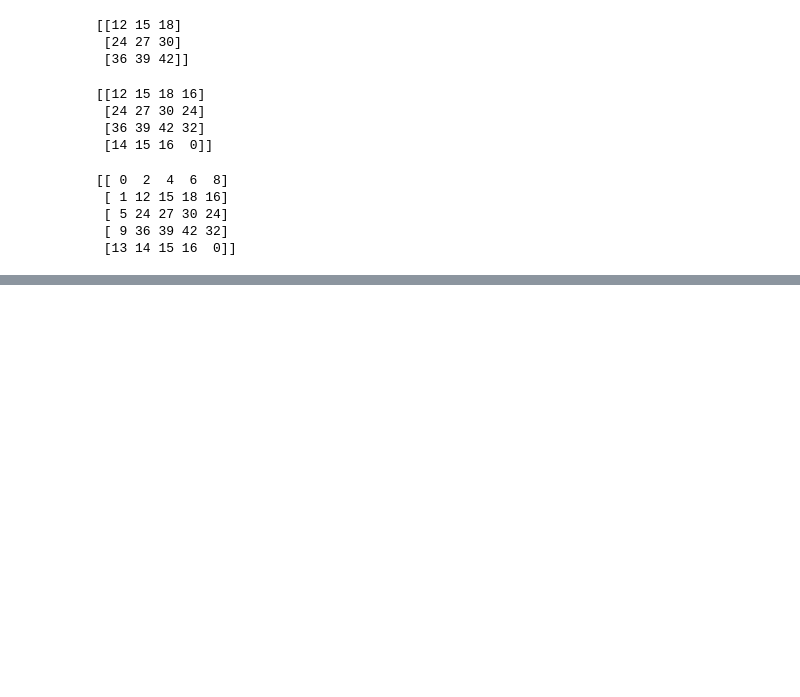
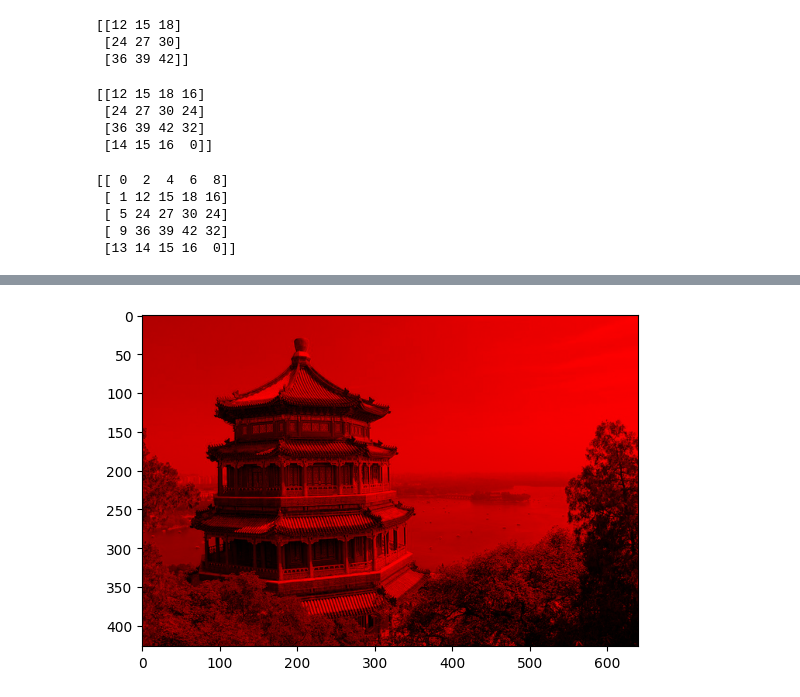
Before and after one commit to JakeOh/202605_BD57, a Jupyter notebook: lab_ml/ml18_cnn.ipynb, the cells around one changed output, grey strips where cells are left out. Cells and saved outputs as stored; diff of their text form; code cells hidden in the pictures; blank space fills up the shorter version.

```diff
--- a/lab_ml/ml18_cnn.ipynb
+++ b/lab_ml/ml18_cnn.ipynb
@@ -149,0 +186,7 @@ print(result)
+# %%
+copy = china_scaled.copy()
+copy[:, :, [1, 2]] = 0.0  # green, blue 색상을 모두 0으로. red 색상만 남김.
+plt.imshow(copy)
+plt.show()
+# %% [output]
+[figure, added]
```
Also changed, not shown: parts of 15 cells of this notebook.
